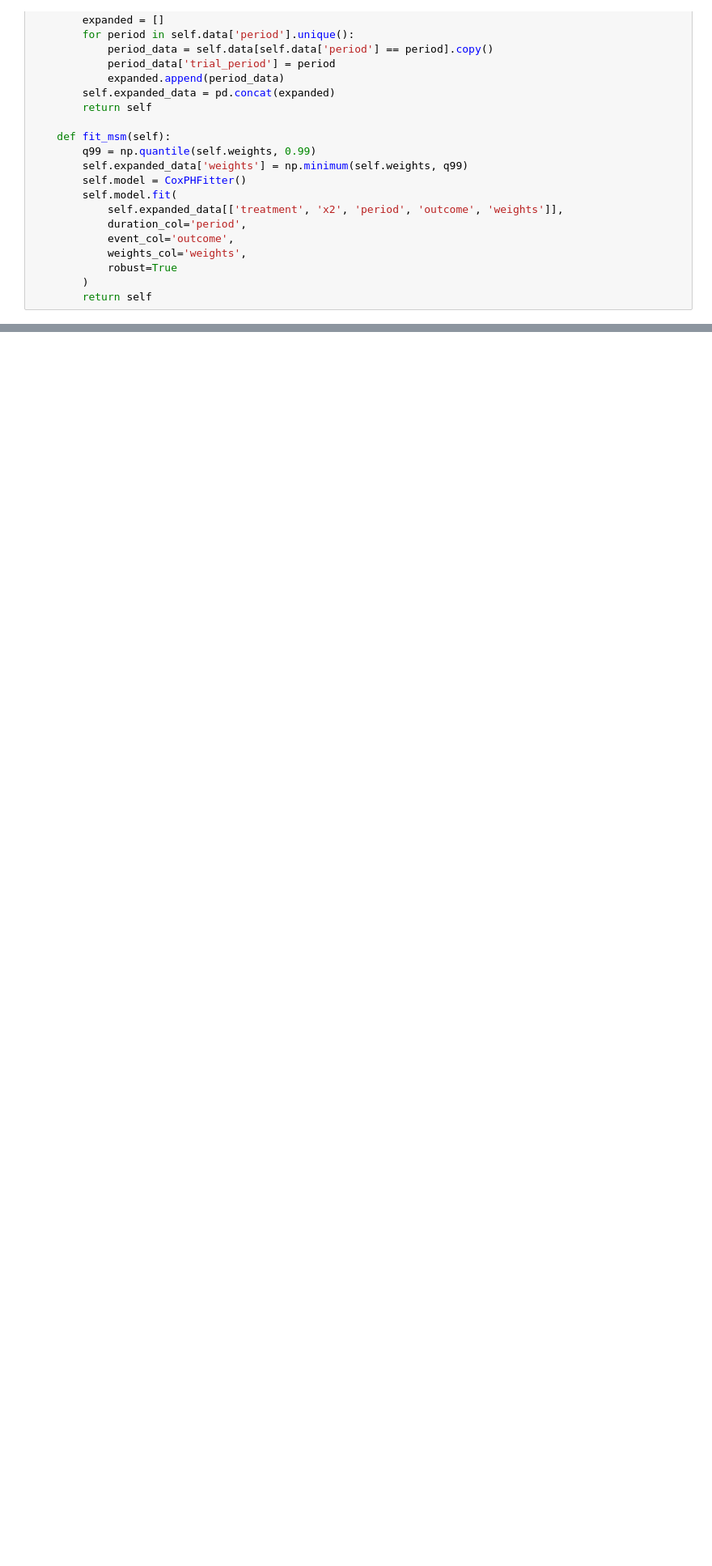
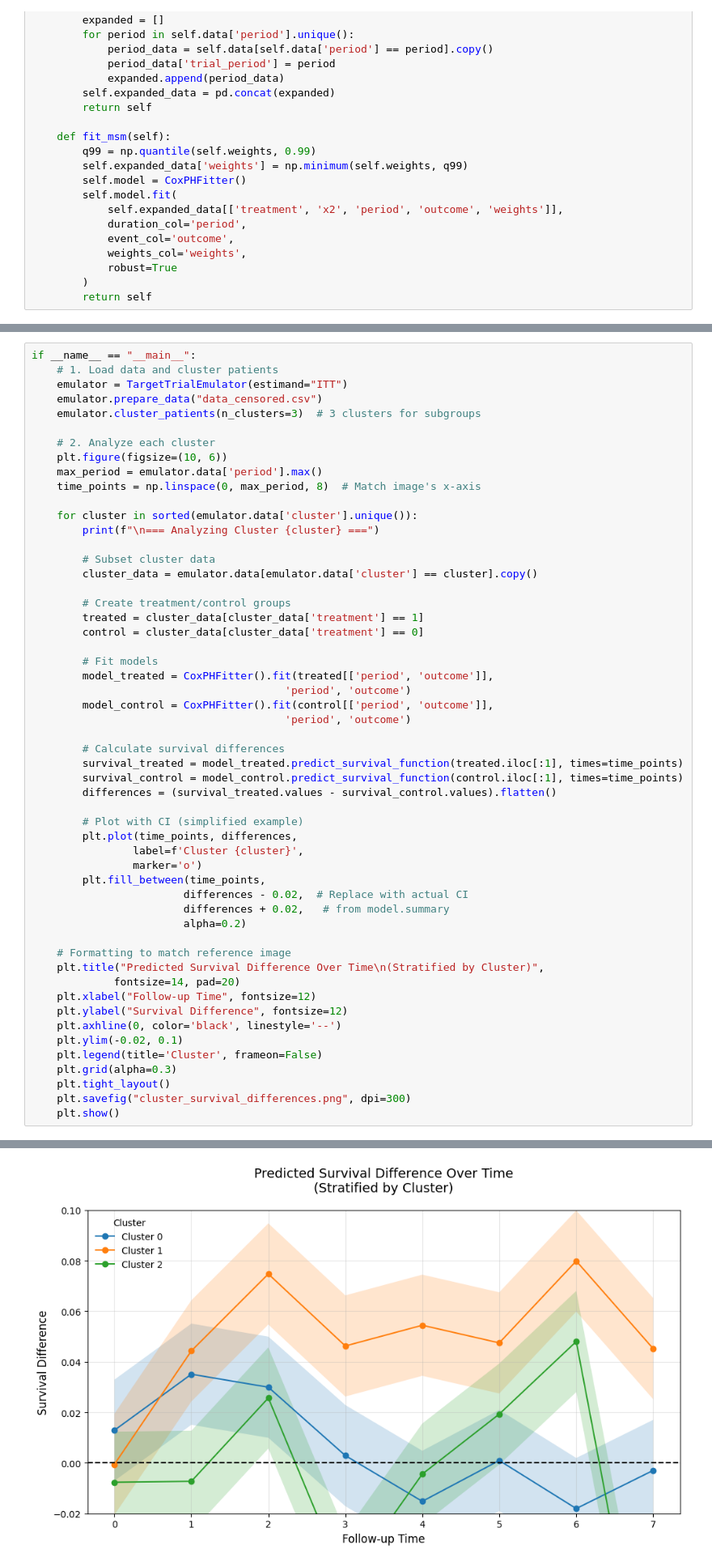
Before and after one commit to Shifts334/Target_Trial_Emulation, a Jupyter notebook: TTE-V2.ipynb, the cells around one changed output, grey strips where cells are left out. Shown: that part at 81% size. Saved outputs shown, nothing was run; the diff lists cells and outputs as text; blank space fills up the shorter version.

```diff
--- a/TTE-V2.ipynb
+++ b/TTE-V2.ipynb
@@ -147,0 +95,55 @@ SyntaxError: invalid syntax. Perhaps you forgot a comma? (3351636683.py, line 42
+# %%
+if __name__ == "__main__":
+    # 1. Load data and cluster patients
+    emulator = TargetTrialEmulator(estimand="ITT")
+    emulator.prepare_data("data_censored.csv")
+    emulator.cluster_patients(n_clusters=3)  # 3 clusters for subgroups
+
+    # 2. Analyze each cluster
+    plt.figure(figsize=(10, 6))
+    max_period = emulator.data['period'].max()
+    time_points = np.linspace(0, max_period, 8)  # Match image's x-axis
+
+    for cluster in sorted(emulator.data['cluster'].unique()):
+        print(f"\n=== Analyzing Cluster {cluster} ===")
+
+        # Subset cluster data
+        cluster_data = emulator.data[emulator.data['cluster'] == cluster].copy()
+
+        # Create treatment/control groups
+        treated = cluster_data[cluster_data['treatment'] == 1]
+        control = cluster_data[cluster_data['treatment'] == 0]
+
+        # Fit models
+        model_treated = CoxPHFitter().fit(treated[['period', 'outcome']],
+                                        'period', 'outcome')
+        model_control = CoxPHFitter().fit(control[['period', 'outcome']],
+                                        'period', 'outcome')
+
+        # Calculate survival differences
+        survival_treated = model_treated.predict_survival_function(treated.iloc[:1], times=time_points)
+        survival_control = model_control.predict_survival_function(control.iloc[:1], times=time_points)
+        differences = (survival_treated.values - survival_control.values).flatten()
+
+        # Plot with CI (simplified example)
+        plt.plot(time_points, differences,
+                label=f'Cluster {cluster}',
+                marker='o')
+        plt.fill_between(time_points,
+                        differences - 0.02,  # Replace with actual CI
+                        differences + 0.02,   # from model.summary
+                        alpha=0.2)
+
+    # Formatting to match reference image
+    plt.title("Predicted Survival Difference Over Time\n(Stratified by Cluster)",
+             fontsize=14, pad=20)
+    plt.xlabel("Follow-up Time", fontsize=12)
+    plt.ylabel("Survival Difference", fontsize=12)
+    plt.axhline(0, color='black', linestyle='--')
+    plt.ylim(-0.02, 0.1)
+    plt.legend(title='Cluster', frameon=False)
+    plt.grid(alpha=0.3)
+    plt.tight_layout()
+    plt.savefig("cluster_survival_differences.png", dpi=300)
+    plt.show()
+# %% [output]
@@ -147,0 +155 @@ SyntaxError: invalid syntax. Perhaps you forgot a comma? (3351636683.py, line 42
+[figure, added]
```
Also changed, not shown: parts of 8 cells of this notebook, 2 other files.
